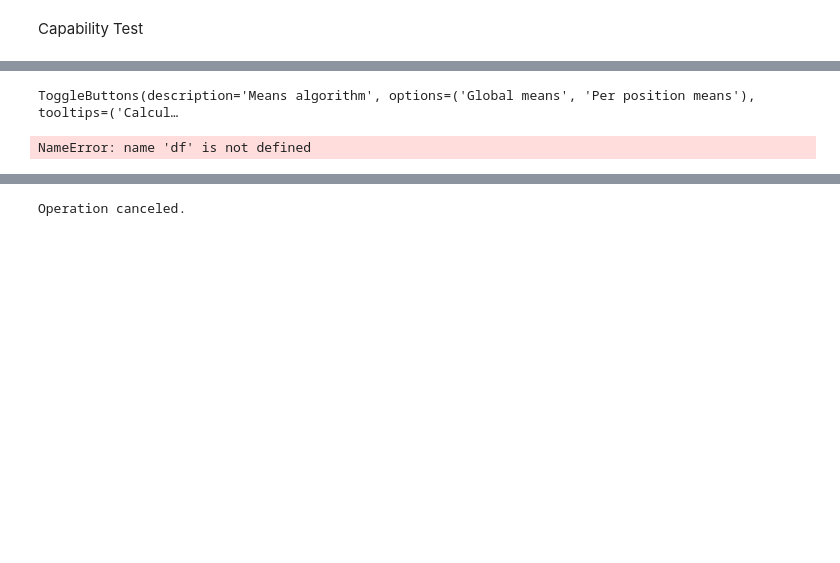
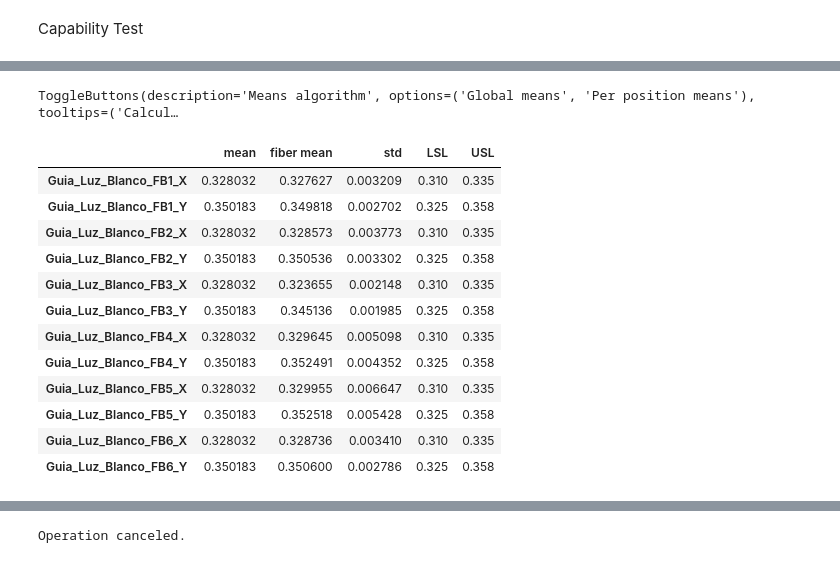
Before and after one commit to LucianoGP95/Python_Eiit_RyR, a Jupyter notebook: a2_Analyser/notebooks/a4_Capability_Test.ipynb, the cells around one changed output, grey strips where cells are left out. Saved outputs shown, nothing was run; the diff lists cells and outputs as text; code cells hidden in the pictures; blank space fills up the shorter version.

```diff
--- a/a2_Analyser/notebooks/a4_Capability_Test.ipynb
+++ b/a2_Analyser/notebooks/a4_Capability_Test.ipynb
@@ -70,21 +72,33 @@ display(DATA_format)
 # %%
 ##Calculation of the specification values
 display(means_calculation)
 if means_calculation.value == 'Global means':
     specification_means = mean_calculator(MEAS) #Global means version
 elif means_calculation.value == 'Per position means':
     specification_means = mean_calculator(MEAS, glob.lenses_per_nest) #Per position means version
 resume = MEAS.transpose().describe().transpose() #Transpose the df first due to describe() working in columns
 fiber_values = resume[['mean', 'std']]
 fiber_values = fiber_values.rename(columns={'mean': 'fiber mean'})
-specification_limits = df.iloc[:, -2:]
+specification_limits = DATA.iloc[:, -2:]
 specification_limits = specification_limits.rename(columns={49: "LSL", 50: "USL"})
 specifications = pd.concat([specification_means, fiber_values, specification_limits], axis=1)
 specifications_format = rename_index(specifications)
 display(specifications_format)
 # %% [output]
 ToggleButtons(description='Means algorithm', options=('Global means', 'Per position means'), tooltips=('Calcul…
-NameError: name 'df' is not defined
+|  | mean | fiber mean | std | LSL | USL |
+| Guia_Luz_Blanco_FB1_X | 0.328032 | 0.327627 | 0.003209 | 0.310 | 0.335 |
+| Guia_Luz_Blanco_FB1_Y | 0.350183 | 0.349818 | 0.002702 | 0.325 | 0.358 |
+| Guia_Luz_Blanco_FB2_X | 0.328032 | 0.328573 | 0.003773 | 0.310 | 0.335 |
+| Guia_Luz_Blanco_FB2_Y | 0.350183 | 0.350536 | 0.003302 | 0.325 | 0.358 |
+| Guia_Luz_Blanco_FB3_X | 0.328032 | 0.323655 | 0.002148 | 0.310 | 0.335 |
+| Guia_Luz_Blanco_FB3_Y | 0.350183 | 0.345136 | 0.001985 | 0.325 | 0.358 |
+| Guia_Luz_Blanco_FB4_X | 0.328032 | 0.329645 | 0.005098 | 0.310 | 0.335 |
+| Guia_Luz_Blanco_FB4_Y | 0.350183 | 0.352491 | 0.004352 | 0.325 | 0.358 |
+| Guia_Luz_Blanco_FB5_X | 0.328032 | 0.329955 | 0.006647 | 0.310 | 0.335 |
+| Guia_Luz_Blanco_FB5_Y | 0.350183 | 0.352518 | 0.005428 | 0.325 | 0.358 |
+| Guia_Luz_Blanco_FB6_X | 0.328032 | 0.328736 | 0.003410 | 0.310 | 0.335 |
+| Guia_Luz_Blanco_FB6_Y | 0.350183 | 0.350600 | 0.002786 | 0.325 | 0.358 |
 # %%
 ##Calculation of the capability values
 display(sigma_selector)
```
Also changed, not shown: parts of 7 cells of this notebook, 12 other files.
